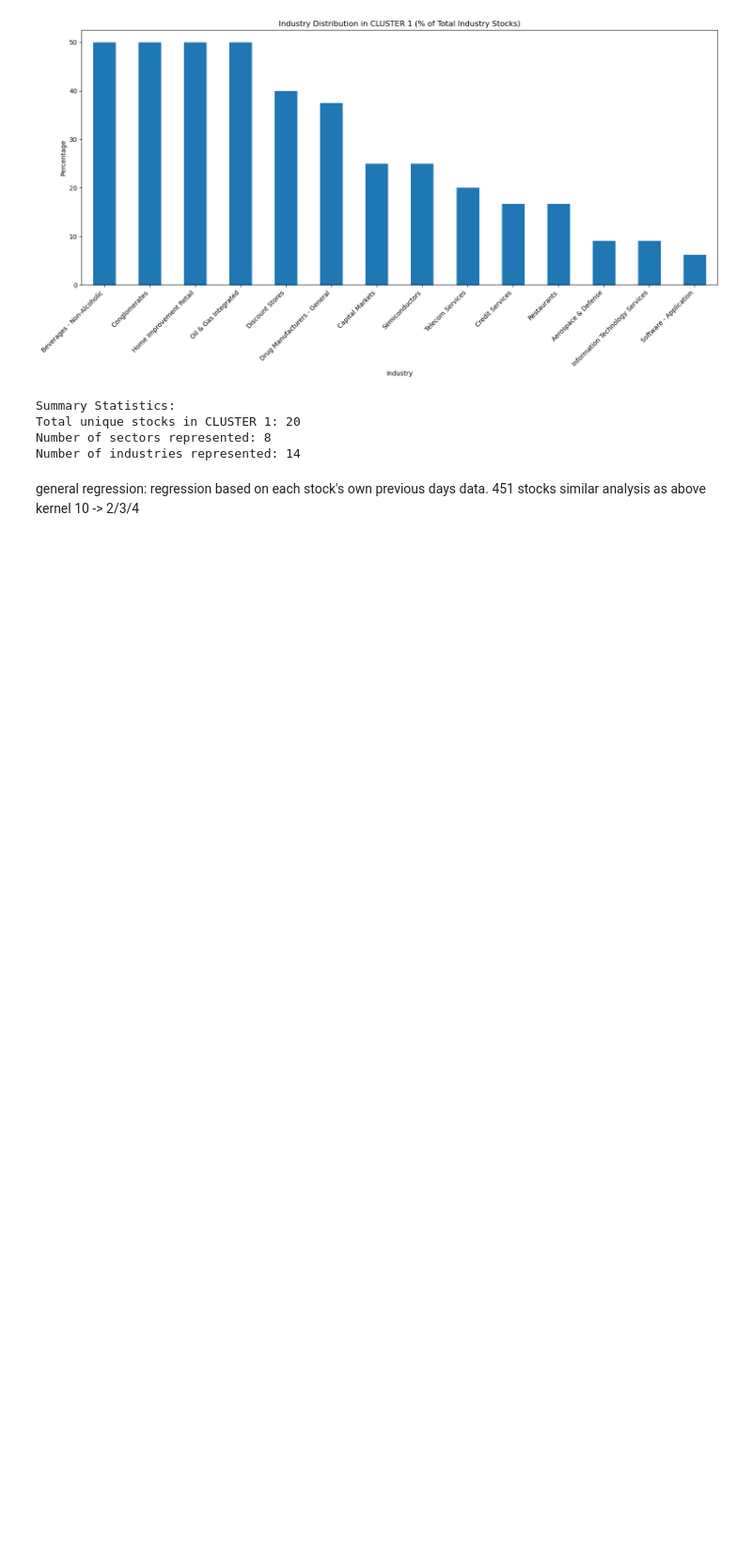
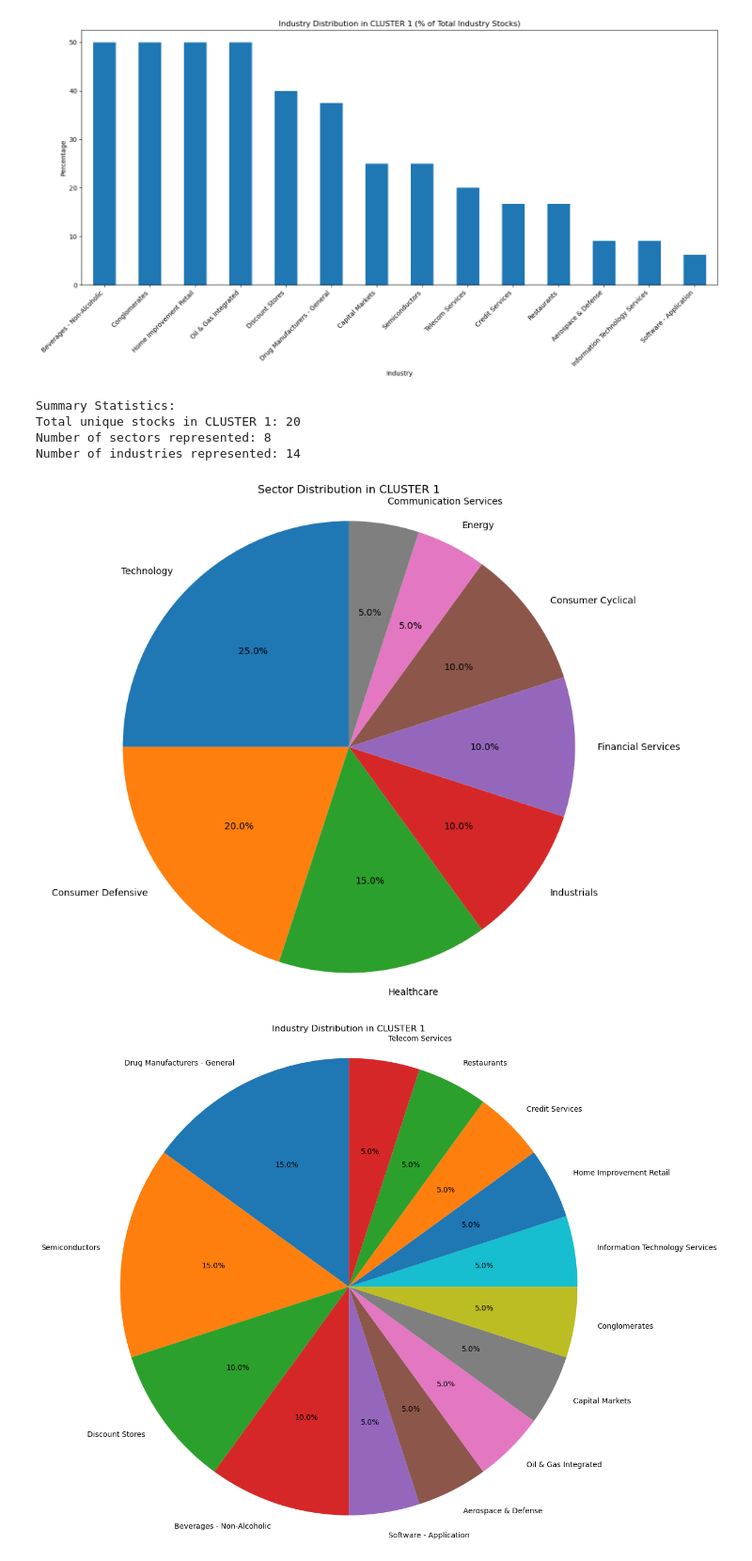
Before and after one commit to george-lhj/Transfer_Learning_for_Stock_Prediction, a Jupyter notebook: analyze_ridge_regression_experiments.ipynb, the cells around one changed output. Shown at 94% size. Drawn from its saved outputs; the diff is of its cells as text; code cells hidden in the pictures; blank space fills up the shorter version.

```diff
--- a/analyze_ridge_regression_experiments.ipynb
+++ b/analyze_ridge_regression_experiments.ipynb
@@ -353,7 +353,32 @@ Summary Statistics:
 Total unique stocks in CLUSTER 1: 20
 Number of sectors represented: 8
 Number of industries represented: 14
-# %% [markdown]
-general regression: regression based on each stock's own previous days data.
-451 stocks similar analysis as above
-kernel 10 -> 2/3/4
+# %%
+# Create pie chart by Sector
+plt.figure(figsize=(10, 8))
+sector_counts = C1_stocks['Sector'].value_counts()
+plt.pie(sector_counts, labels=sector_counts.index, autopct='%1.1f%%', startangle=90, shadow=False)
+plt.title('Sector Distribution in CLUSTER 1')
+plt.axis('equal')  # Keep the pie chart circular
+plt.tight_layout()
+plt.show()
+
+# Create pie chart by Industry
+plt.figure(figsize=(12, 10))
+industry_counts = C1_stocks['Industry'].value_counts()
+# If there are too many Industries, only show the top 10 and group the rest as 'Others'
+if len(industry_counts) > 15:
+    top_industries = industry_counts.head(15)
+    others_sum = industry_counts[15:].sum()
+    industries_to_plot = pd.concat([top_industries, pd.Series({'Others': others_sum})])
+else:
+    industries_to_plot = industry_counts
+
+plt.pie(industries_to_plot, labels=industries_to_plot.index, autopct='%1.1f%%', startangle=90, shadow=False)
+plt.title('Industry Distribution in CLUSTER 1')
+plt.axis('equal')
+plt.tight_layout()
+plt.show()
+# %% [output]
+[figure, added]
+[figure, added]
```
Also changed, not shown: parts of 1 cell of this notebook, 7 other files.
